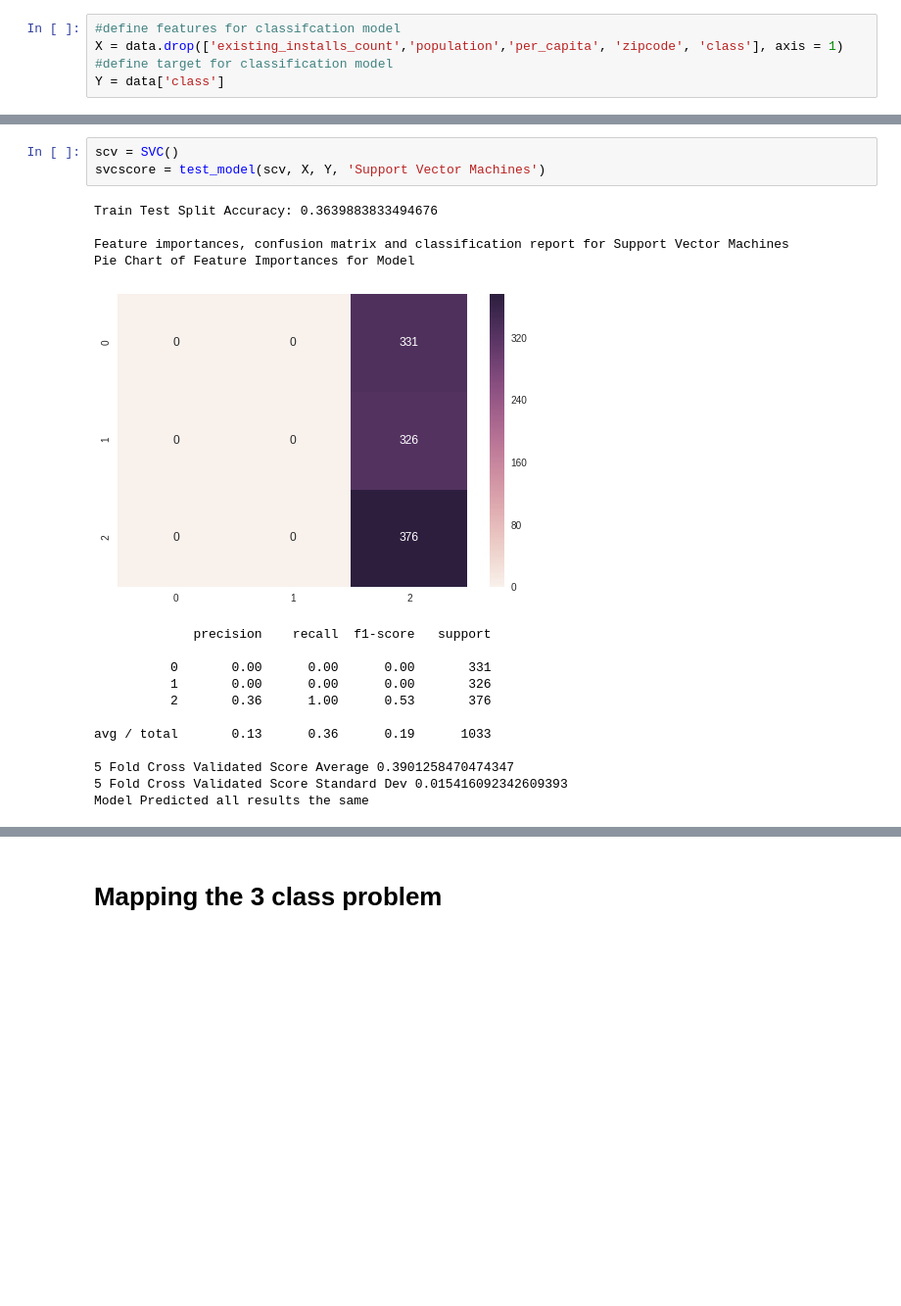
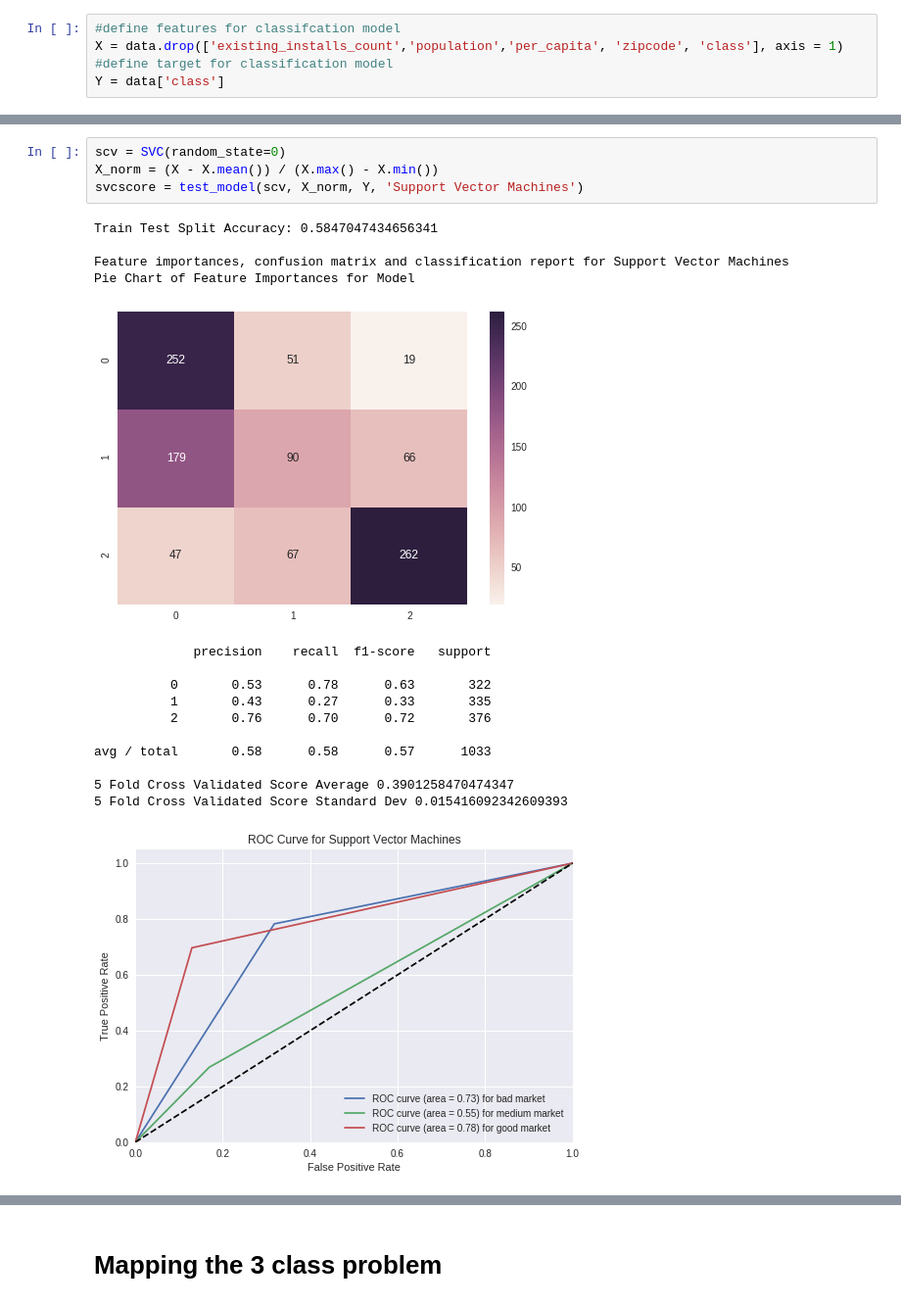
Before and after one commit to gurkpet/Solar-Panel-Market-Modeling, a Jupyter notebook: Solar Project.ipynb, the cells around one changed output, grey strips where cells are left out. Shown at 98% size. Cells and saved outputs as stored; diff of their text form; blank space fills up the shorter version.

```diff
--- a/Solar Project.ipynb
+++ b/Solar Project.ipynb
@@ -712,22 +707,23 @@ avg / total       0.61      0.61      0.61      1033
 # %%
-scv = SVC()
-svcscore = test_model(scv, X, Y, 'Support Vector Machines')
+scv = SVC(random_state=0)
+X_norm = (X - X.mean()) / (X.max() - X.min())
+svcscore = test_model(scv, X_norm, Y, 'Support Vector Machines')
 # %% [output]
-Train Test Split Accuracy: 0.3639883833494676
+Train Test Split Accuracy: 0.5847047434656341
 
 Feature importances, confusion matrix and classification report for Support Vector Machines
 Pie Chart of Feature Importances for Model
-[figure, old version]
+[figure, new version]
              precision    recall  f1-score   support
 
-          0       0.00      0.00      0.00       331
-          1       0.00      0.00      0.00       326
-          2       0.36      1.00      0.53       376
+          0       0.53      0.78      0.63       322
+          1       0.43      0.27      0.33       335
+          2       0.76      0.70      0.72       376
 
-avg / total       0.13      0.36      0.19      1033
+avg / total       0.58      0.58      0.57      1033
 
 5 Fold Cross Validated Score Average 0.3901258470474347
 5 Fold Cross Validated Score Standard Dev 0.015416092342609393
-Model Predicted all results the same
+[figure, added]
 # %%
 knc = KNeighborsClassifier()
```
Also changed, not shown: parts of 47 cells of this notebook, 1 other file.
